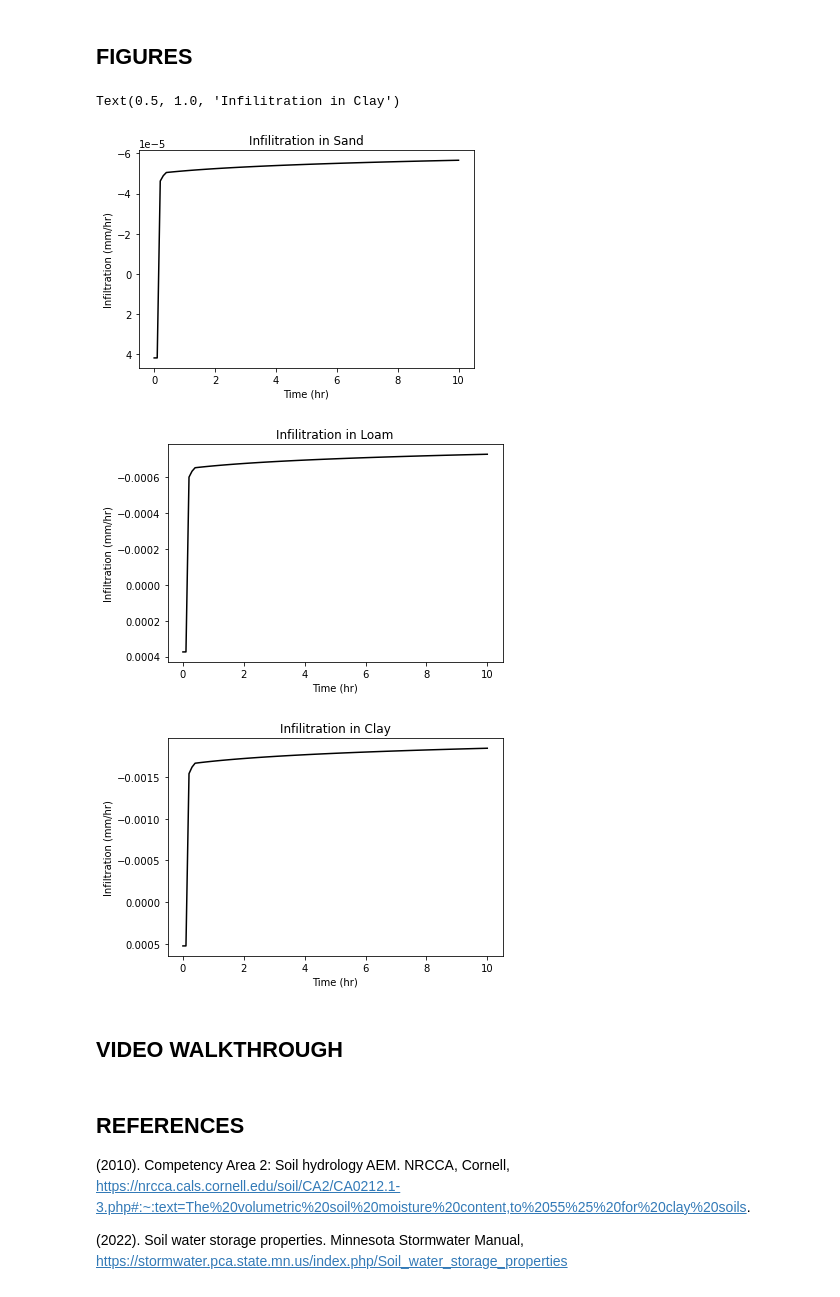
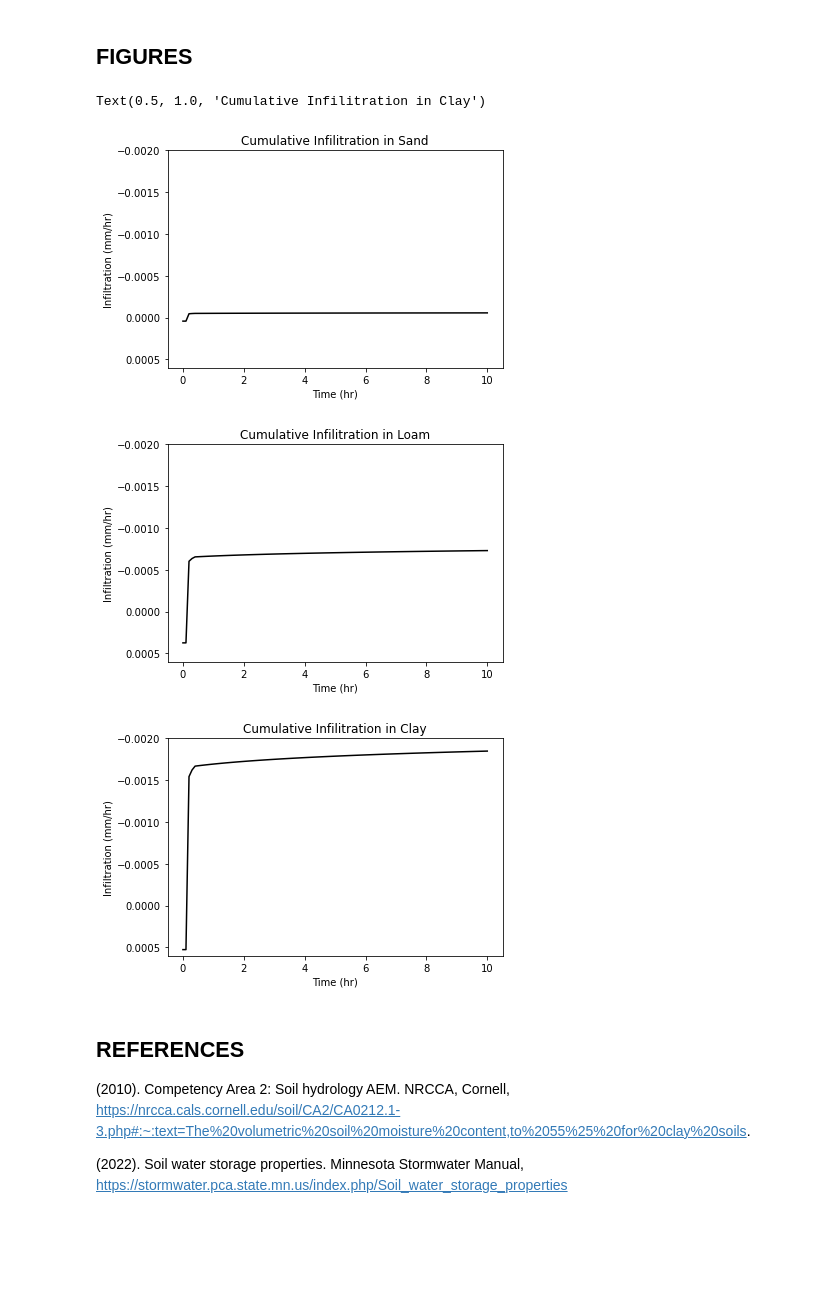
Before and after one commit to smotz9/EAS4610_Modeling, a Jupyter notebook: EAS4610_FinalProject.ipynb, the cells around one changed output. Cells and saved outputs as stored; diff of their text form; code cells hidden in the pictures; blank space fills up the shorter version.

Commit message:
Modified y-axis on plots

```diff
--- a/EAS4610_FinalProject.ipynb
+++ b/EAS4610_FinalProject.ipynb
@@ -253,36 +256,37 @@ for k in np.arange(0,n):
 # %%
 #%%------ Plotting ------%%#
 #for j in np.arange(0,n):
 figure = plt.figure()
 ax = plt.gca()
 plt.plot(t,I[0,:],'k-')
 plt.xlabel('Time (hr)')
+plt.ylim(-0.0020, 0.0006)
 ax.set_ylim(ax.get_ylim()[::-1])
 plt.ylabel('Infiltration (mm/hr)')
-plt.title('Infilitration in Sand')
+plt.title('Cumulative Infilitration in Sand')
 
 figure2 = plt.figure()
 ax2 = plt.gca()
 plt.plot(t,I_l[0,:],'k-')
 plt.xlabel('Time (hr)')
+plt.ylim(-0.0020, 0.0006)
 ax2.set_ylim(ax2.get_ylim()[::-1])
 plt.ylabel('Infiltration (mm/hr)')
-plt.title('Infilitration in Loam')
+plt.title('Cumulative Infilitration in Loam')
 
 figure3 = plt.figure()
 ax3 = plt.gca()
 plt.plot(t,I_2[0,:],'k-')
 plt.xlabel('Time (hr)')
+plt.ylim(-0.0020, 0.0006)
 ax3.set_ylim(ax3.get_ylim()[::-1])
 plt.ylabel('Infiltration (mm/hr)')
-plt.title('Infilitration in Clay')
+plt.title('Cumulative Infilitration in Clay')
 # %% [output]
-Text(0.5, 1.0, 'Infilitration in Clay')
+Text(0.5, 1.0, 'Cumulative Infilitration in Clay')
-[figure, old version]
+[figure, new version]
-[figure, old version]
+[figure, new version]
-[figure, old version]
+[figure, new version]
-# %% [markdown]
-## VIDEO WALKTHROUGH
 # %% [markdown]
 ## REFERENCES
 
```
Also changed, not shown: parts of 1 cell of this notebook.
